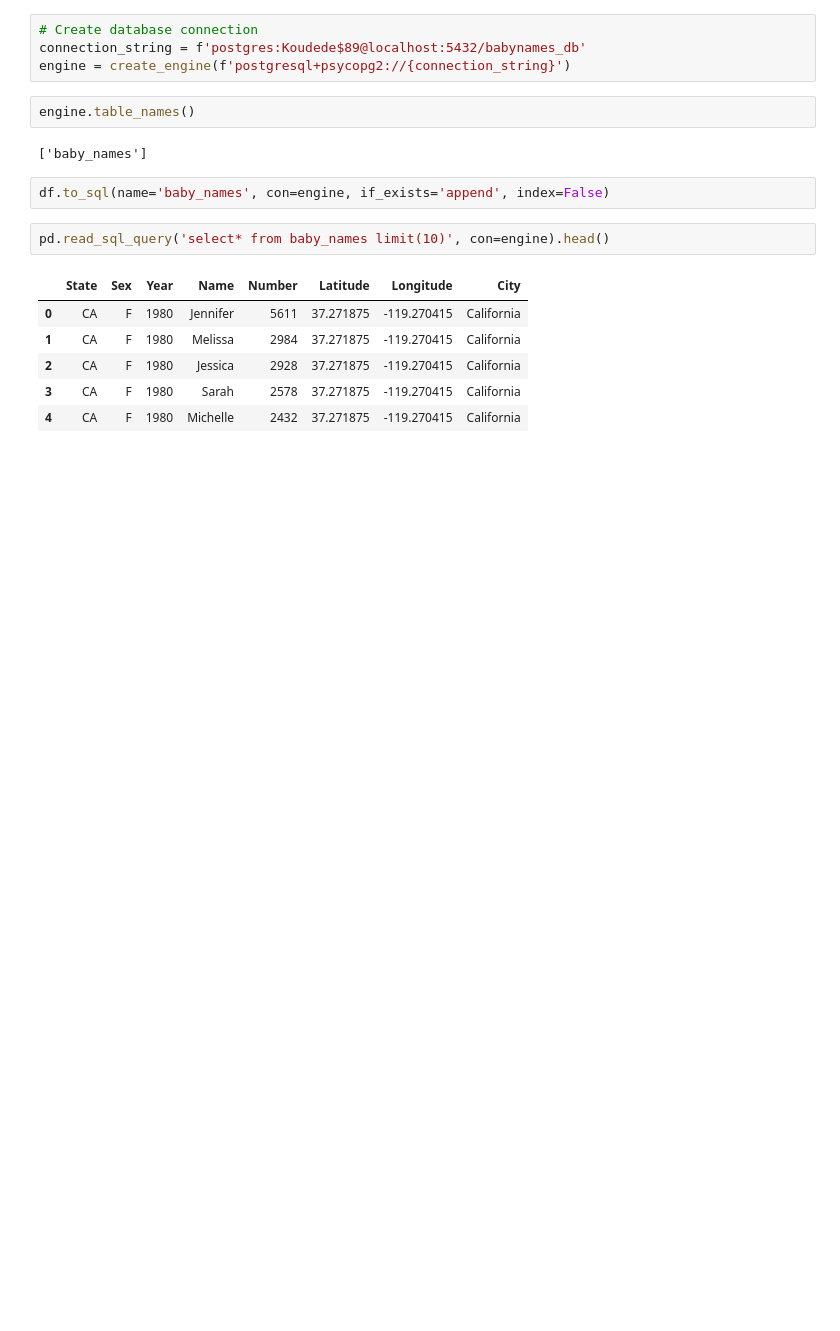
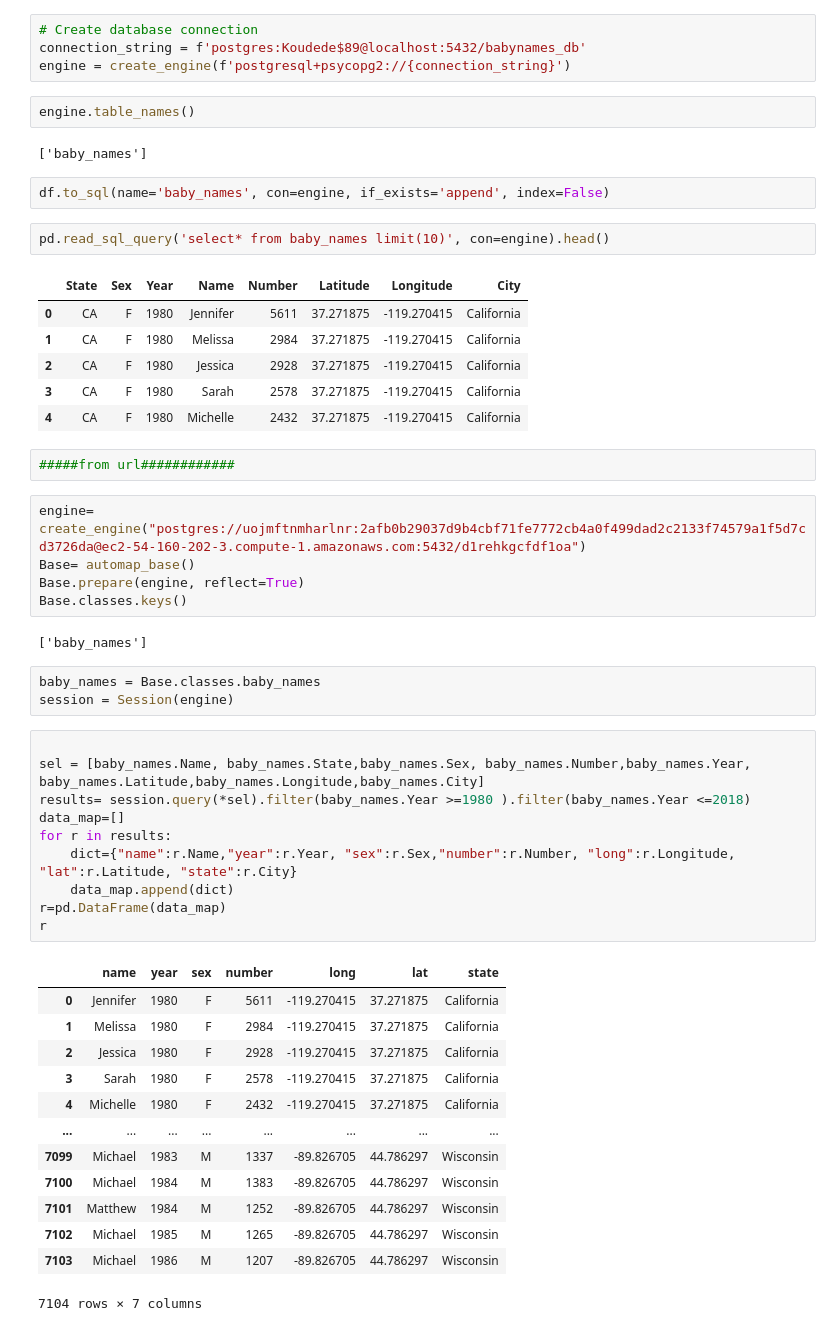
Before and after one commit to danykoud/babes_names, a Jupyter notebook: names_data.ipynb, the cells around one changed output. Cells and saved outputs as stored; diff of their text form; blank space fills up the shorter version.

```diff
--- a/names_data.ipynb
+++ b/names_data.ipynb
@@ -159,3 +167,39 @@ pd.read_sql_query('select* from baby_names limit(10)', con=engine).head()
 | 2 | CA | F | 1980 | Jessica | 2928 | 37.271875 | -119.270415 | California |
 | 3 | CA | F | 1980 | Sarah | 2578 | 37.271875 | -119.270415 | California |
 | 4 | CA | F | 1980 | Michelle | 2432 | 37.271875 | -119.270415 | California |
+# %%
+#####from url############
+# %%
+engine= create_engine("postgres://uojmftnmharlnr:2afb0b29037d9b4cbf71fe7772cb4a0f499dad2c2133f74579a1f5d7cd3726da@ec2-54-160-202-3.compute-1.amazonaws.com:5432/d1rehkgcfdf1oa")
+Base= automap_base()
+Base.prepare(engine, reflect=True)
+Base.classes.keys()
+# %% [output]
+['baby_names']
+# %%
+baby_names = Base.classes.baby_names
+session = Session(engine)
+# %%
+
+sel = [baby_names.Name, baby_names.State,baby_names.Sex, baby_names.Number,baby_names.Year, baby_names.Latitude,baby_names.Longitude,baby_names.City]
+results= session.query(*sel).filter(baby_names.Year >=1980 ).filter(baby_names.Year <=2018)
+data_map=[]
+for r in results:
+    dict={"name":r.Name,"year":r.Year, "sex":r.Sex,"number":r.Number, "long":r.Longitude, "lat":r.Latitude, "state":r.City}
+    data_map.append(dict)
+r=pd.DataFrame(data_map)
+r
+# %% [output]
+|  | name | year | sex | number | long | lat | state |
+| 0 | Jennifer | 1980 | F | 5611 | -119.270415 | 37.271875 | California |
+| 1 | Melissa | 1980 | F | 2984 | -119.270415 | 37.271875 | California |
+| 2 | Jessica | 1980 | F | 2928 | -119.270415 | 37.271875 | California |
+| 3 | Sarah | 1980 | F | 2578 | -119.270415 | 37.271875 | California |
+| 4 | Michelle | 1980 | F | 2432 | -119.270415 | 37.271875 | California |
+| ... | ... | ... | ... | ... | ... | ... | ... |
+| 7099 | Michael | 1983 | M | 1337 | -89.826705 | 44.786297 | Wisconsin |
+| 7100 | Michael | 1984 | M | 1383 | -89.826705 | 44.786297 | Wisconsin |
+| 7101 | Matthew | 1984 | M | 1252 | -89.826705 | 44.786297 | Wisconsin |
+| 7102 | Michael | 1985 | M | 1265 | -89.826705 | 44.786297 | Wisconsin |
+| 7103 | Michael | 1986 | M | 1207 | -89.826705 | 44.786297 | Wisconsin |
+7104 rows × 7 columns
```
Also changed, not shown: parts of 7 cells of this notebook, 8 other files.
